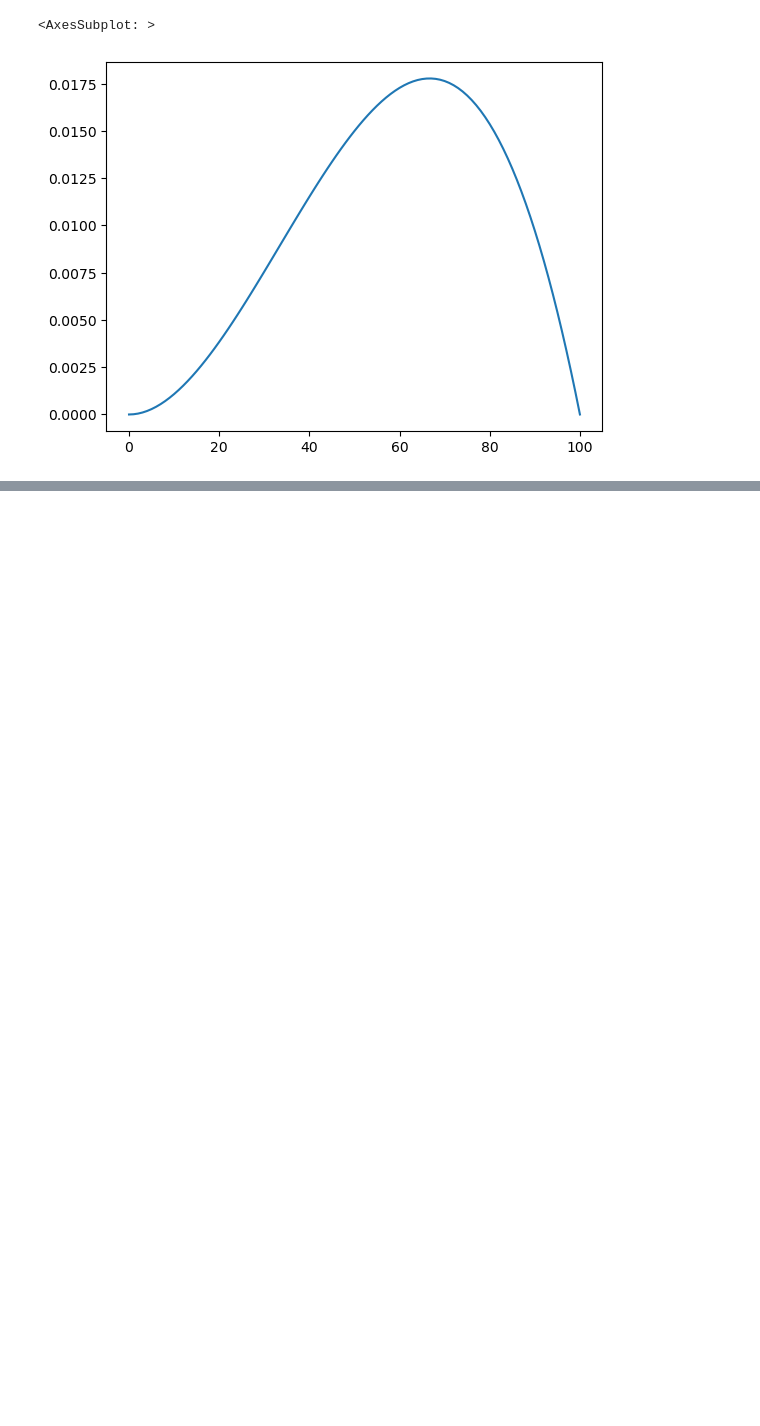
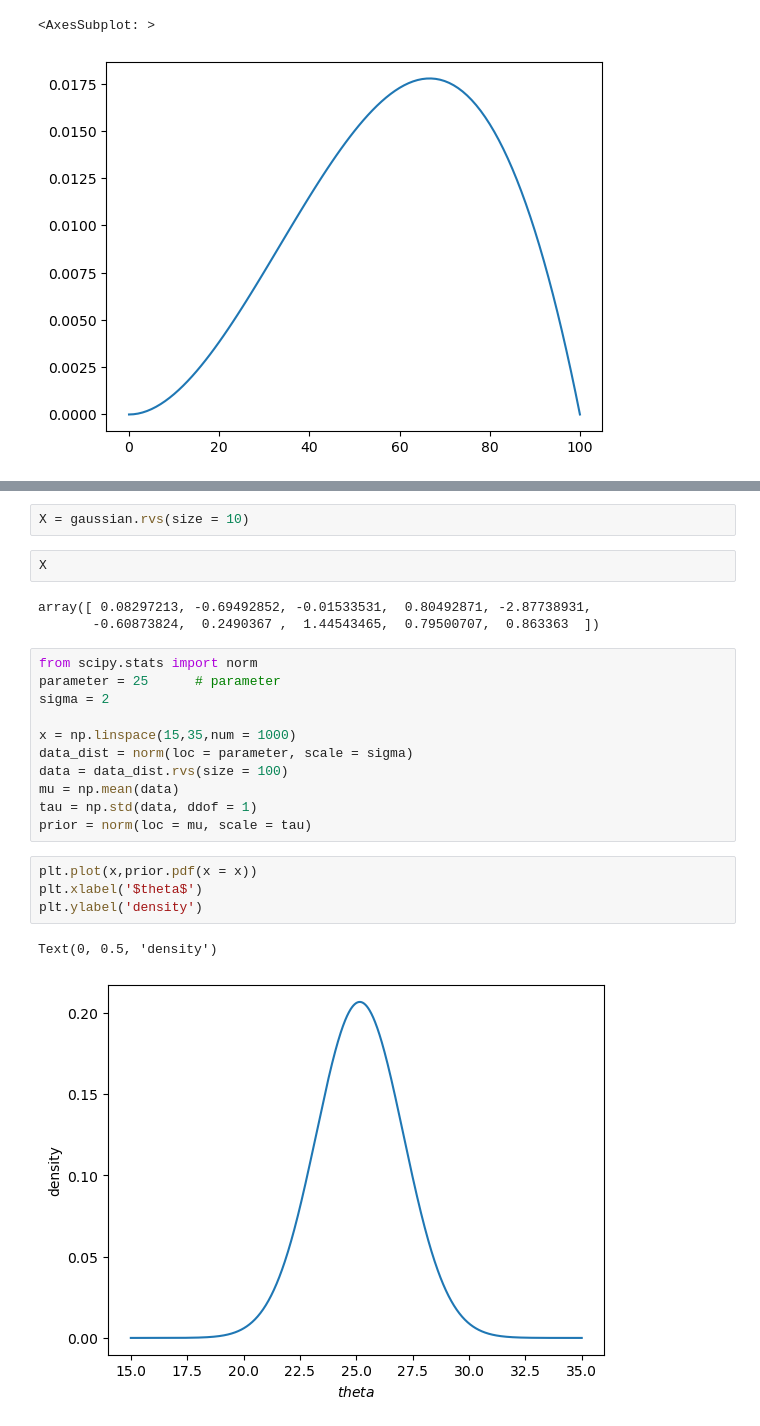
Before and after one commit to SHlee-TDA/Statistics, a Jupyter notebook: Bayseian/bayes_statistics.ipynb, the cells around one changed output, grey strips where cells are left out. Drawn from its saved outputs; the diff is of its cells as text; blank space fills up the shorter version.

```diff
--- a/Bayseian/bayes_statistics.ipynb
+++ b/Bayseian/bayes_statistics.ipynb
@@ -279,0 +289,25 @@ posterior.plot()
+# %%
+X = gaussian.rvs(size = 10)
+# %%
+X
+# %% [output]
+array([ 0.08297213, -0.69492852, -0.01533531,  0.80492871, -2.87738931,
+       -0.60873824,  0.2490367 ,  1.44543465,  0.79500707,  0.863363  ])
+# %%
+from scipy.stats import norm
+parameter = 25      # parameter
+sigma = 2
+
+x = np.linspace(15,35,num = 1000)
+data_dist = norm(loc = parameter, scale = sigma)
+data = data_dist.rvs(size = 100)
+mu = np.mean(data)
+tau = np.std(data, ddof = 1)
+prior = norm(loc = mu, scale = tau)
+# %%
+plt.plot(x,prior.pdf(x = x))
+plt.xlabel('$theta$')
+plt.ylabel('density')
+# %% [output]
+Text(0, 0.5, 'density')
+[figure, added]
```
Also changed, not shown: parts of 4 cells of this notebook.
